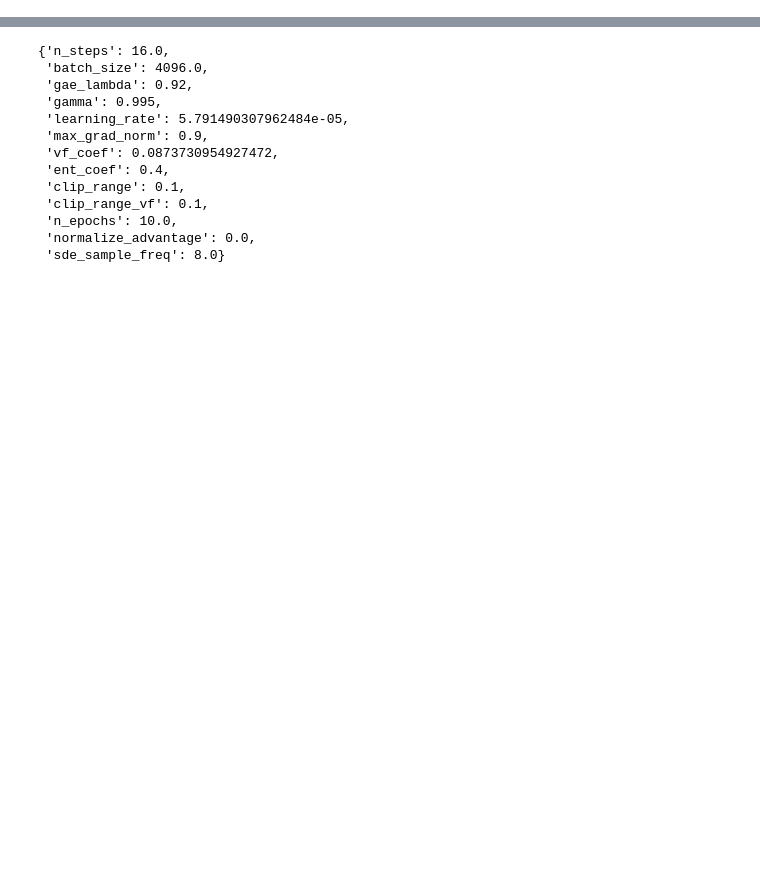
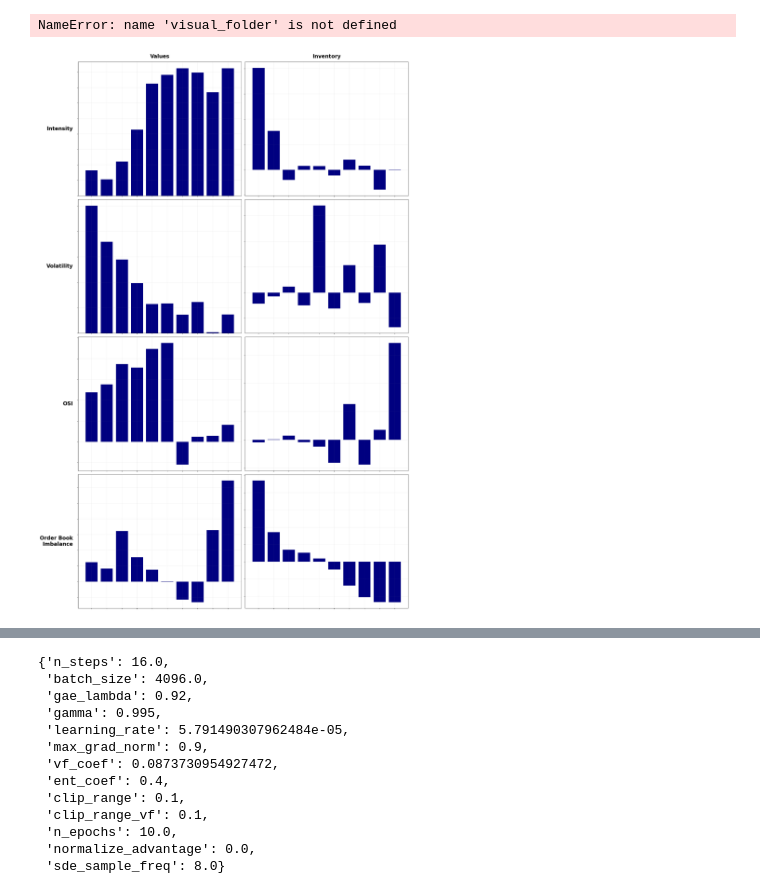
Before and after one commit to JuusoAsd/thesis, a Jupyter notebook: src/data_management/help.ipynb, the cells around one changed output, grey strips where cells are left out. Saved outputs shown, nothing was run; the diff lists cells and outputs as text; code cells hidden in the pictures; blank space fills up the shorter version.

```diff
--- a/src/data_management/help.ipynb
+++ b/src/data_management/help.ipynb
@@ -24,0 +31,19 @@ from src.data_management import get_data_by_dates
+# %%
+# Crossing the spread
+
+df = pd.read_csv("/Users/juusoahlroos/Documents/own/gradu/parsed_data/results/testing/delta_inventory_pnlreward_1684931119_full.csv")
+max_diff = 0.0001 * 10
+decimals = 4
+df['bid_actual'] = df.mid_price + np.round(df.bid * max_diff, decimals)
+df['ask_actual'] = df.mid_price + np.round(df.ask * max_diff, decimals)
+order_df = df[['bid_actual',"bid", 'ask_actual',"ask", "mid_price", "bid_size", "ask_size"]]
+order_df['bid_limit'] = (order_df.bid < 0) & (order_df.bid_size != 0)
+order_df['ask_limit'] = (order_df.ask > 0) & (order_df.ask_size != 0)
+
+
+bid_limit = order_df['bid_limit'].sum()
+ask_limit = order_df['ask_limit'].sum()
+total_limit = bid_limit + ask_limit
+total_orders = len(order_df) * 2
+print(f"limit bid: {bid_limit}, limit ask {ask_limit}, total limit {total_limit}, total orders {total_orders}, limit ratio {total_limit / total_orders}")
+df['datetime'] = pd.to_datetime(df['timestamp'], unit='ms')
@@ -24,0 +62,41 @@ from src.data_management import get_data_by_dates
+# %%
+fig, axs = plt.subplots(4, 2, figsize=(20, 30))  # 4 rows and 2 columns
+
+variables = ["intensity", "volatility", "osi", "order_book_imbalance"]
+titles = ["Intensity", "Volatility", "OSI", "Order Book\n Imbalance"]
+
+for i, var in enumerate(variables):
+    for j, col in enumerate(["values", "inventory"]):
+        df_copy = df.copy()
+        df_copy[f'{var}_bins'] = pd.cut(df_copy[var], bins=10)
+        df_copy['value_change'] = df_copy[col].diff()
+        binned_value_change_sum = df_copy.groupby(f'{var}_bins')['value_change'].mean()
+
+        axs[i, j].bar(binned_value_change_sum.index.astype(str), binned_value_change_sum, color='navy')  # Changed color to 'navy'
+        axs[i, j].grid(True, color='grey', linestyle='-', linewidth=0.25, alpha=0.5)  # Change gridline style
+        axs[i, j].set_xticklabels([])  # Remove x-axis values
+        axs[i, j].set_yticklabels([])  # Remove y-axis values
+
+# fontfamily = 'serif'  # Set the font family
+fontsize = 20  # Set the font size
+
+for ax, col in zip(axs[0], ['Values', 'Inventory']):
+    ax.annotate(col, xy=(0.5, 1), xytext=(0, 15),
+                xycoords='axes fraction', textcoords='offset points',
+                size=fontsize,
+                # fontfamily=fontfamily,
+                weight="bold", ha='center', va='baseline')  # Increased font size
+
+for ax, row in zip(axs[:,0], titles):
+    ax.annotate(row, xy=(0, 0.5), xytext=(-ax.yaxis.labelpad - 5, 0),
+                xycoords=ax.yaxis.label, textcoords='offset points',
+                size=fontsize,
+                # fontfamily=fontfamily,
+                weight="bold", ha='right', va='center')  # Increased font size
+
+fig.tight_layout()
+# plt.savefig(os.path.join(visual_folder, 'inventory_change_by_variables.png'))
+plt.show()
+# %% [output]
+NameError: name 'visual_folder' is not defined
+[figure, added]
```
Also changed, not shown: parts of 60 cells of this notebook, 22 other files.
